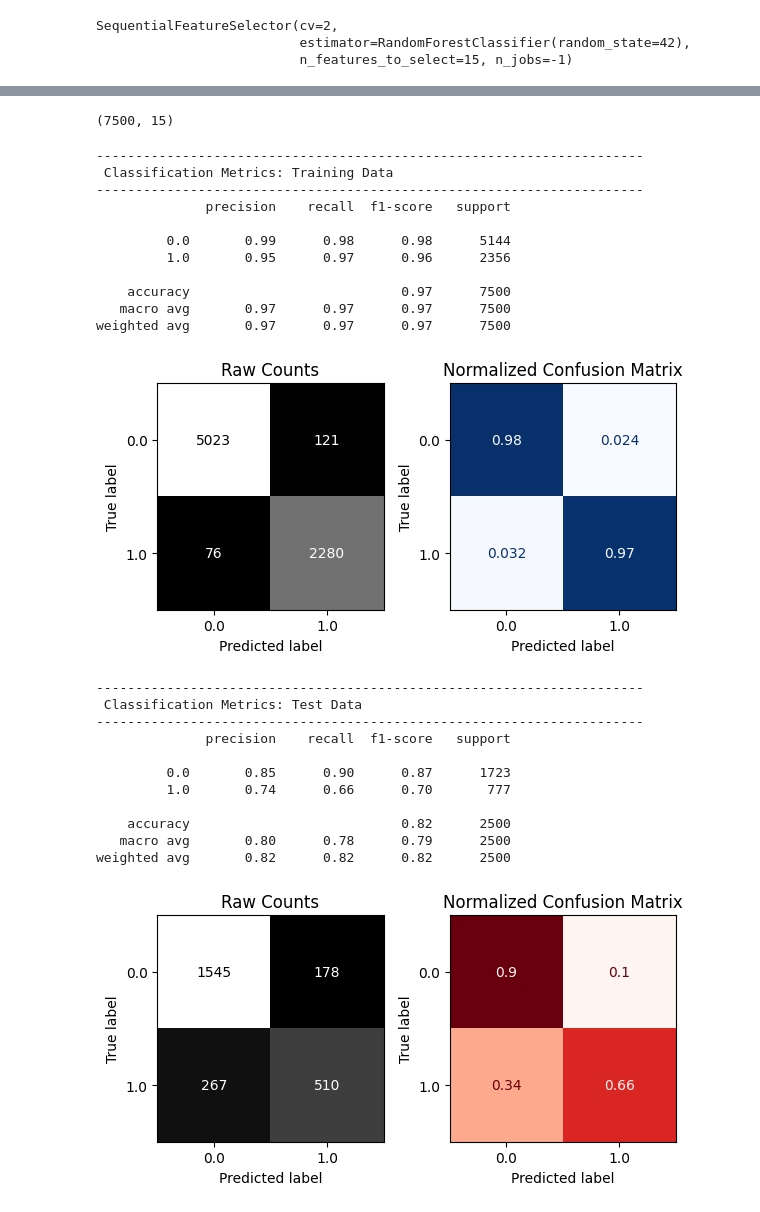
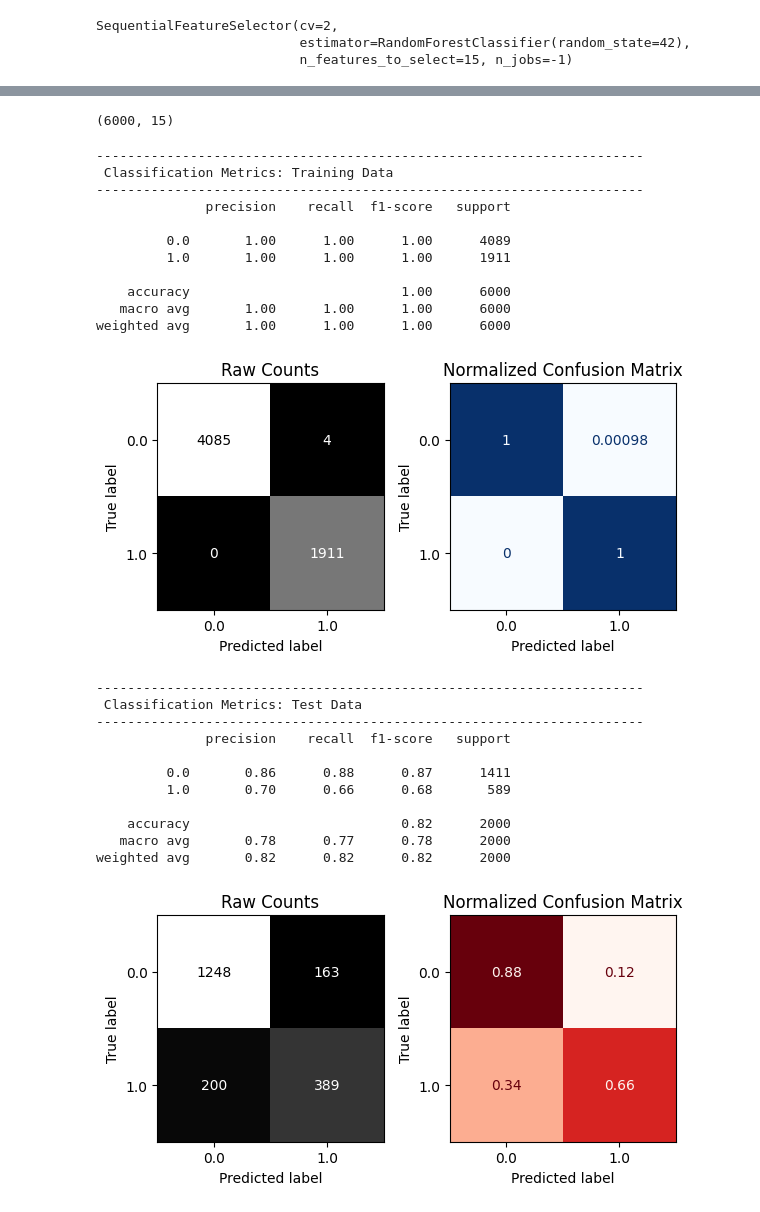
Before and after one commit to Khalil-Salama/Car_insurance-_claim, a Jupyter notebook: Insurance_car_claim.ipynb, the cells around one changed output, grey strips where cells are left out. Cells and saved outputs as stored; diff of their text form; code cells hidden in the pictures.

```diff
--- a/Insurance_car_claim.ipynb
+++ b/Insurance_car_claim.ipynb
@@ -857,6 +904,8 @@ ColumnTransformer(transformers=[('numeric',
 # %%
 ### Transform the training data
 X_train_tf = preprocessor.transform(X_train)
+### Transfrom the val dat
+X_val_tf = preprocessor.transform(X_val)
 ### Transform the testing data
 X_test_tf = preprocessor.transform(X_test)
 ### View the processed training data
@@ -1191,7 +1240,7 @@ Defining 7 PCA's and fitting them on the train data
 # Instantiate & fit data using PCA
 pca = PCA(n_components=7)
 X_train_pca = pca.fit_transform(X_train_tf)
-X_test_pca = pca.transform(X_test_tf)
+X_val_pca = pca.transform(X_val_tf)
 X_train_pca.head()
 # %% [output]
 |  | pca0 | pca1 | pca2 | pca3 | pca4 | pca5 | pca6 |
@@ -1217,5 +1266,5 @@ combined_train.head()
 # %%
 # Combine X and y for test data
-combined_test = pd.concat([X_test_pca, X_test_tf], axis = 1)
-combined_test.head()
+combined_val = pd.concat([X_val_pca, X_val_tf], axis = 1)
+combined_val.head()
 # %% [output]
@@ -1287,42 +1336,42 @@ array([ True, False, False, False, False,  True, False,  True,  True,
 features_to_keep = sk_sfs.support_
 # Only include the features selected
 X_train_15 = combined_train.loc[:,features_to_keep]
-X_test_15 = combined_test.loc[:,features_to_keep]
+X_val_15 = combined_val.loc[:,features_to_keep]
 X_train_15.shape
 # %% [output]
-(7500, 15)
+(6000, 15)
 # %%
 # Instantiate default random forest
 rf_15 = RandomForestClassifier(random_state=42)
 # Fit on 50 selected featuers
 rf_15.fit(X_train_15, y_train)
 # Evaluate with custom function
-evaluate_classification(rf_15, X_train_15, y_train, X_test_15, y_test)
+evaluate_classification(rf_15, X_train_15, y_train, X_val_15, y_val)
 # %% [output]
 ----------------------------------------------------------------------
  Classification Metrics: Training Data
 ----------------------------------------------------------------------
               precision    recall  f1-score   support
 
-         0.0       0.99      0.98      0.98      5144
-         1.0       0.95      0.97      0.96      2356
+         0.0       1.00      1.00      1.00      4089
+         1.0       1.00      1.00      1.00      1911
 
-    accuracy                           0.97      7500
-   macro avg       0.97      0.97      0.97      7500
-weighted avg       0.97      0.97      0.97      7500
+    accuracy                           1.00      6000
+   macro avg       1.00      1.00      1.00      6000
+weighted avg       1.00      1.00      1.00      6000
-[figure, old version]
+[figure, new version]
 ----------------------------------------------------------------------
  Classification Metrics: Test Data
 ----------------------------------------------------------------------
               precision    recall  f1-score   support
 
-         0.0       0.85      0.90      0.87      1723
-         1.0       0.74      0.66      0.70       777
+         0.0       0.86      0.88      0.87      1411
+         1.0       0.70      0.66      0.68       589
 
-    accuracy                           0.82      2500
-   macro avg       0.80      0.78      0.79      2500
-weighted avg       0.82      0.82      0.82      2500
+    accuracy                           0.82      2000
+   macro avg       0.78      0.77      0.78      2000
+weighted avg       0.82      0.82      0.82      2000
-[figure, old version]
+[figure, new version]
 # %%
 from sklearn.inspection import permutation_importance
 ###Defining permutation
```
Also changed, not shown: parts of 52 cells of this notebook.
